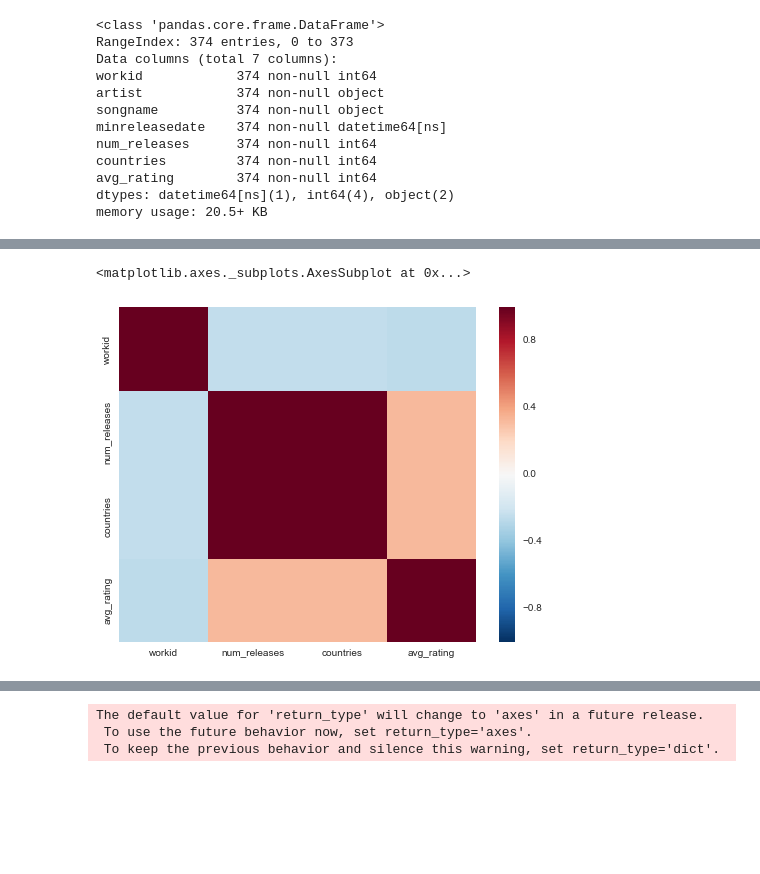
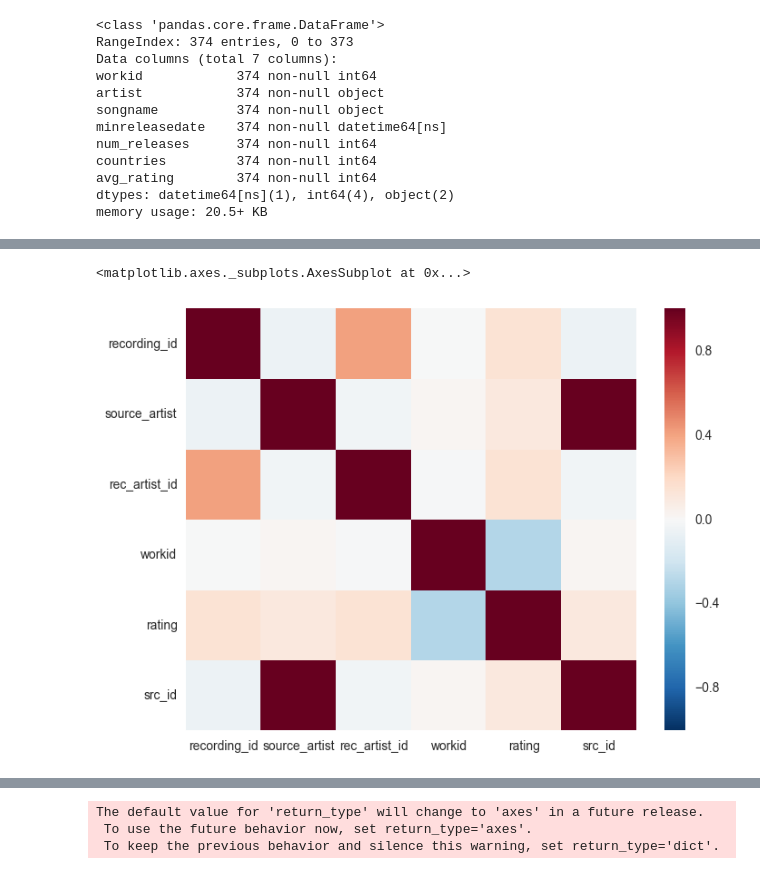
Before and after one commit to maxrose61/GA_DS, a Jupyter notebook: FInal_Project/_maxrose_dsFinal_03 NLP.ipynb, the cells around one changed output, grey strips where cells are left out. Drawn from its saved outputs; the diff is of its cells as text; code cells hidden in the pictures; blank space fills up the shorter version.

```diff
--- a/FInal_Project/_maxrose_dsFinal_03 NLP.ipynb
+++ b/FInal_Project/_maxrose_dsFinal_03 NLP.ipynb
@@ -114,6 +155,6 @@ memory usage: 20.5+ KB
 # %%
 
-covers['src_id'] = df.source_artist.map({303:0,825:1})
+covers['src_id'] = covers.source_artist.map({303:0,825:1})
 #covers.drop(['srcid'], axis = 1, inplace = True)
 #covers.plot(kind='box')
-covers.groupby(['src_id', 'record_name']).rating.max()
+covers.groupby(['src_id', 'workid']).rating.mean()
@@ -131,8 +168,8 @@ plotly.offline.iplot([{
 # %%
-sns.heatmap(bsagg.corr())
+sns.heatmap(covers.corr())
 # %% [output]
 <matplotlib.axes._subplots.AxesSubplot at 0x...>
-[figure, old version]
+[figure, new version]
 # %%
 #bsagg[['artist','num_releases','maxreleasedate']].scatter_matrix()
 from pandas.tools.plotting import scatter_matrix
```
Also changed, not shown: parts of 5 cells of this notebook, 3 other files.
